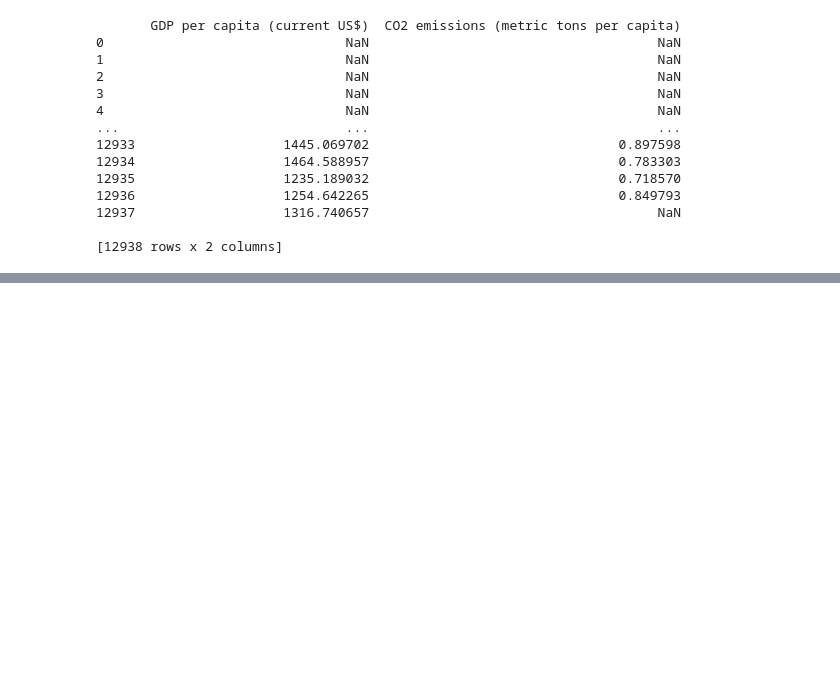
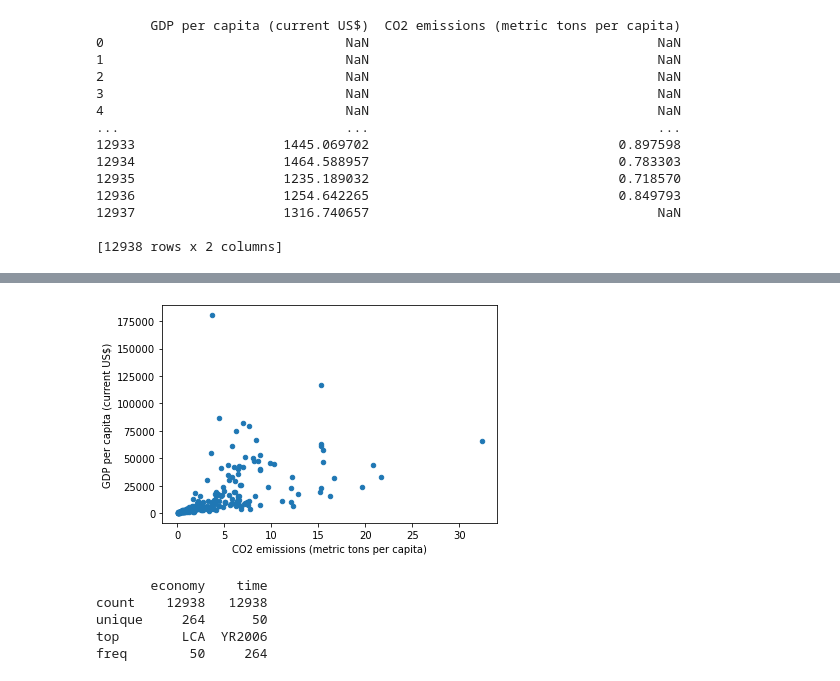
Before and after one commit to CS521-Burstein/final-project-anjaliagr, a Jupyter notebook: Data analysis.ipynb, the cells around one changed output, grey strips where cells are left out. Drawn from its saved outputs; the diff is of its cells as text; code cells hidden in the pictures; blank space fills up the shorter version.

```diff
--- a/Data analysis.ipynb
+++ b/Data analysis.ipynb
@@ -71,0 +83,7 @@ GDP_CO2.to_csv('GDP_CO2.csv')
+# %%
+
+df_2018 = df[df['time'] == 'YR2018']
+# %%
+scatter = df_2018.plot.scatter('CO2 emissions (metric tons per capita)', 'GDP per capita (current US$)')
+# %% [output]
+[figure, added]
@@ -71,0 +92,8 @@ GDP_CO2.to_csv('GDP_CO2.csv')
+# %%
+print(df.describe(include=['object']))
+# %% [output]
+       economy    time
+count    12938   12938
+unique     264      50
+top        LCA  YR2006
+freq        50     264
```
Also changed, not shown: parts of 6 cells of this notebook, 4 other files.
